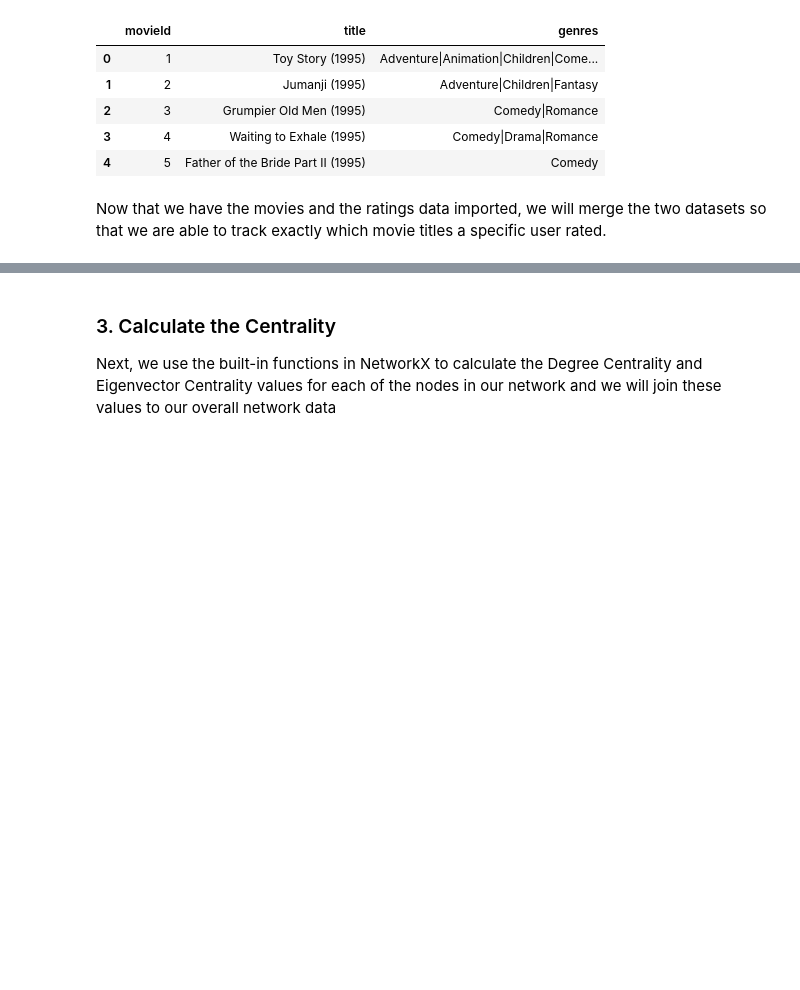
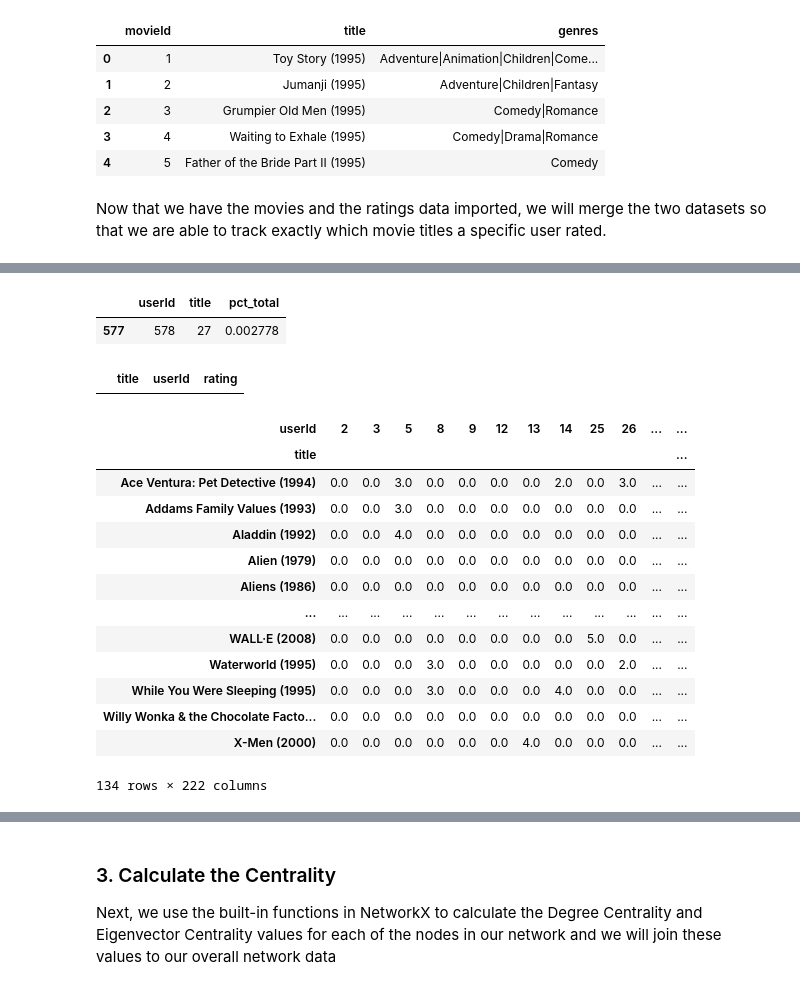
Before and after one commit to klmartin1998/spring2024-data620, a Jupyter notebook: projects/project2/DATA 620 - project2.ipynb, the cells around one changed output, grey strips where cells are left out. Cells and saved outputs as stored; diff of their text form; code cells hidden in the pictures; blank space fills up the shorter version.

```diff
--- a/projects/project2/DATA 620 - project2.ipynb
+++ b/projects/project2/DATA 620 - project2.ipynb
@@ -171,0 +88,4 @@ else:
+# %%
+m1_simple_filtered = m1_simple.loc[m1_simple['userId'].isin(unique_users)]
+# %%
+unique_titles = m1_simple_filtered.groupby('title').agg({'userId':'count'}).reset_index().query('userId > 10').title.unique().tolist()
@@ -171,0 +141,7 @@ else:
+# %%
+temp_df[temp_df['userId'] == 578]
+# %% [output]
+|  | userId | title | pct_total |
+| 577 | 578 | 27 | 0.002778 |
+# %%
+temp_df = m1_simple_filtered.loc[(m1_simple_filtered['title'].isin(unique_titles)) & (m1_simple_filtered['userId'].isin(unique_users))]
@@ -171,0 +151,23 @@ else:
+# %%
+temp_df[temp_df['userId'] == 442]
+# %% [output]
+|  | title | userId | rating |
+# %%
+user_movie_table = temp_df.pivot_table(index='title',columns='userId',values='rating',fill_value=0)
+# %%
+user_movie_table
+# %% [output]
+| userId | 2 | 3 | 5 | 8 | 9 | 12 | 13 | 14 | 25 | 26 | ... | ... |
+| title |  |  |  |  |  |  |  |  |  |  |  | ... |
+| Ace Ventura: Pet Detective (1994) | 0.0 | 0.0 | 3.0 | 0.0 | 0.0 | 0.0 | 0.0 | 2.0 | 0.0 | 3.0 | ... | ... |
+| Addams Family Values (1993) | 0.0 | 0.0 | 3.0 | 0.0 | 0.0 | 0.0 | 0.0 | 0.0 | 0.0 | 0.0 | ... | ... |
+| Aladdin (1992) | 0.0 | 0.0 | 4.0 | 0.0 | 0.0 | 0.0 | 0.0 | 0.0 | 0.0 | 0.0 | ... | ... |
+| Alien (1979) | 0.0 | 0.0 | 0.0 | 0.0 | 0.0 | 0.0 | 0.0 | 0.0 | 0.0 | 0.0 | ... | ... |
+| Aliens (1986) | 0.0 | 0.0 | 0.0 | 0.0 | 0.0 | 0.0 | 0.0 | 0.0 | 0.0 | 0.0 | ... | ... |
+| ... | ... | ... | ... | ... | ... | ... | ... | ... | ... | ... | ... | ... |
+| WALL·E (2008) | 0.0 | 0.0 | 0.0 | 0.0 | 0.0 | 0.0 | 0.0 | 0.0 | 5.0 | 0.0 | ... | ... |
+| Waterworld (1995) | 0.0 | 0.0 | 0.0 | 3.0 | 0.0 | 0.0 | 0.0 | 0.0 | 0.0 | 2.0 | ... | ... |
+| While You Were Sleeping (1995) | 0.0 | 0.0 | 0.0 | 3.0 | 0.0 | 0.0 | 0.0 | 4.0 | 0.0 | 0.0 | ... | ... |
+| Willy Wonka & the Chocolate Facto... | 0.0 | 0.0 | 0.0 | 0.0 | 0.0 | 0.0 | 0.0 | 0.0 | 0.0 | 0.0 | ... | ... |
+| X-Men (2000) | 0.0 | 0.0 | 0.0 | 0.0 | 0.0 | 0.0 | 4.0 | 0.0 | 0.0 | 0.0 | ... | ... |
+134 rows × 222 columns
```
Also changed, not shown: parts of 60 cells of this notebook.
